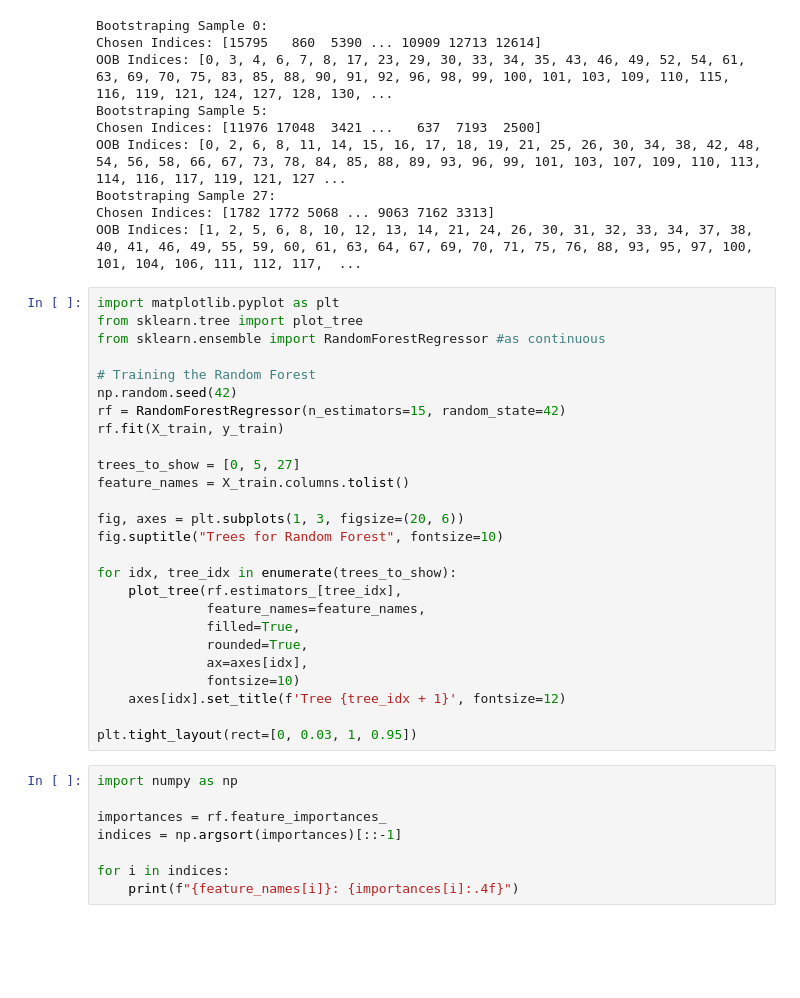
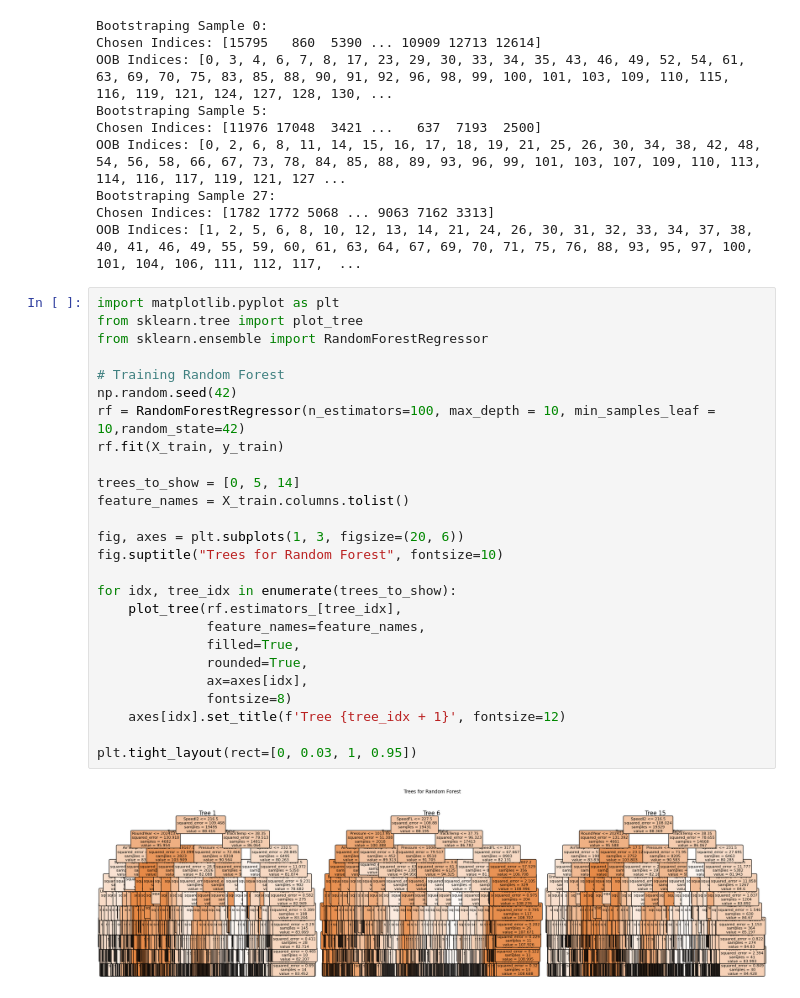
Before and after one commit to philipkelly04/F1-Machine-Learning-Model, a Jupyter notebook: Models.ipynb, the cells around one changed output. Drawn from its saved outputs; the diff is of its cells as text; blank space fills up the shorter version.

```diff
--- a/Models.ipynb
+++ b/Models.ipynb
@@ -151,34 +62,28 @@ OOB Indices: [1, 2, 5, 6, 8, 10, 12, 13, 14, 21, 24, 26, 30, 31, 32, 33, 34, 37,
 # %%
 import matplotlib.pyplot as plt
 from sklearn.tree import plot_tree
-from sklearn.ensemble import RandomForestRegressor #as continuous
+from sklearn.ensemble import RandomForestRegressor
 
-# Training the Random Forest
+# Training Random Forest
 np.random.seed(42)
-rf = RandomForestRegressor(n_estimators=15, random_state=42)
+rf = RandomForestRegressor(n_estimators=100, max_depth = 10, min_samples_leaf = 10,random_state=42)
 rf.fit(X_train, y_train)
 
-trees_to_show = [0, 5, 27]
+trees_to_show = [0, 5, 14]
 feature_names = X_train.columns.tolist()
 
 fig, axes = plt.subplots(1, 3, figsize=(20, 6))
 fig.suptitle("Trees for Random Forest", fontsize=10)
 
 for idx, tree_idx in enumerate(trees_to_show):
     plot_tree(rf.estimators_[tree_idx],
               feature_names=feature_names,
               filled=True,
               rounded=True,
               ax=axes[idx],
-              fontsize=10)
+              fontsize=8)
     axes[idx].set_title(f'Tree {tree_idx + 1}', fontsize=12)
 
 plt.tight_layout(rect=[0, 0.03, 1, 0.95])
+# %% [output]
+[figure, added]
-# %%
-import numpy as np
-
-importances = rf.feature_importances_
-indices = np.argsort(importances)[::-1]
-
-for i in indices:
-    print(f"{feature_names[i]}: {importances[i]:.4f}")
```
Also changed, not shown: parts of 11 cells of this notebook.
